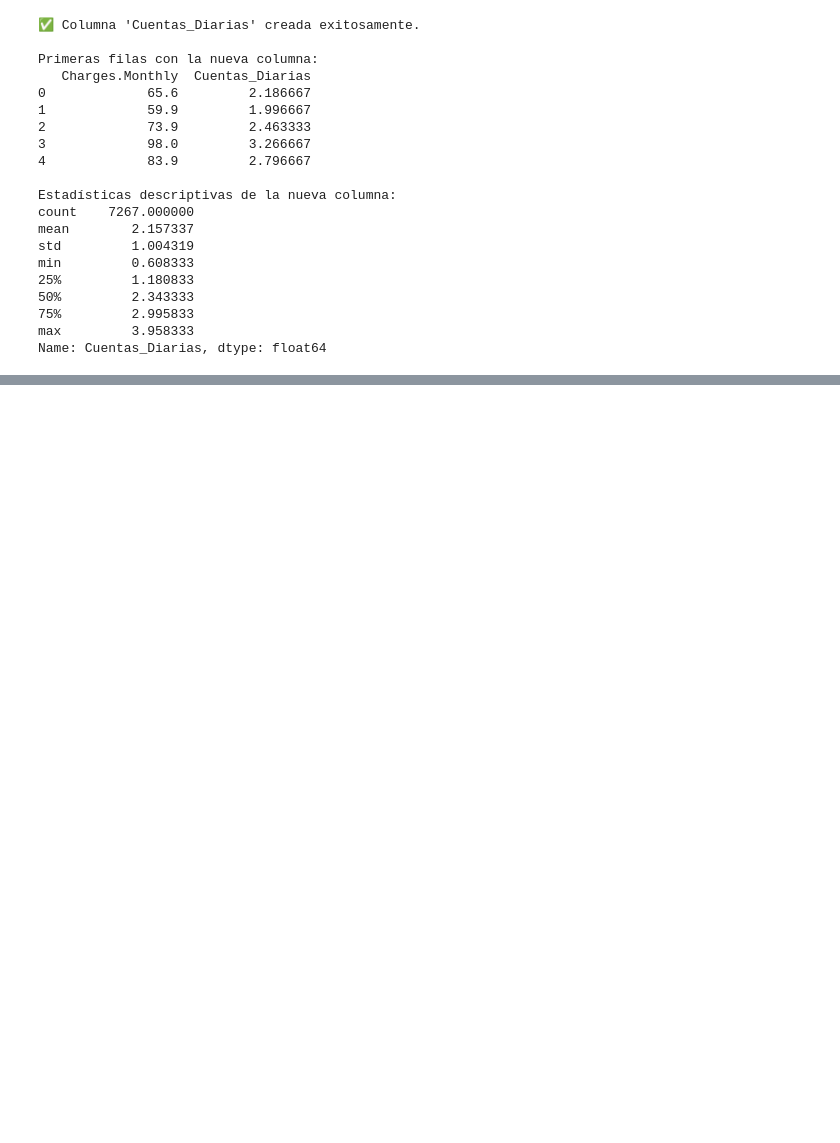
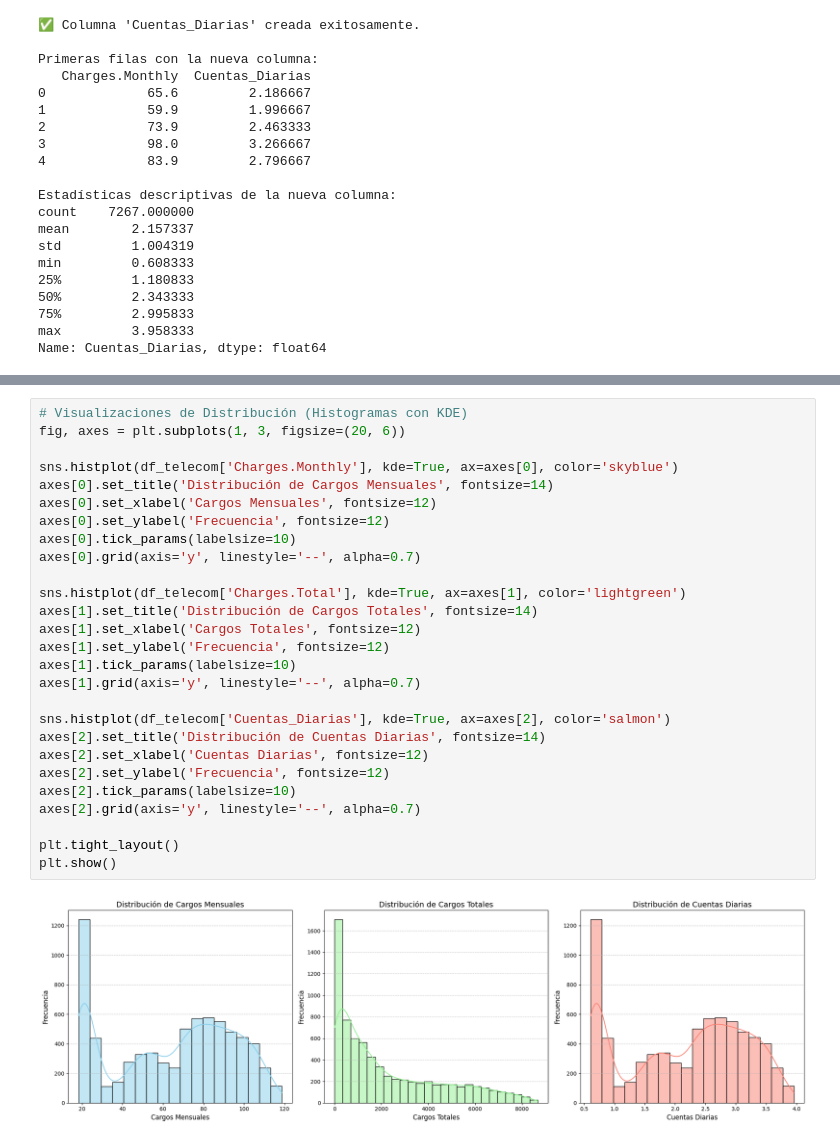
Before and after one commit to donosonahuel/alura-telecom, a Jupyter notebook: Alura_Challenge_Telecom_X.ipynb, the cells around one changed output, grey strips where cells are left out. Drawn from its saved outputs; the diff is of its cells as text; blank space fills up the shorter version.

```diff
--- a/Alura_Challenge_Telecom_X.ipynb
+++ b/Alura_Challenge_Telecom_X.ipynb
@@ -618,0 +756,29 @@ Name: Cuentas_Diarias, dtype: float64
+# %%
+# Visualizaciones de Distribución (Histogramas con KDE)
+fig, axes = plt.subplots(1, 3, figsize=(20, 6))
+
+sns.histplot(df_telecom['Charges.Monthly'], kde=True, ax=axes[0], color='skyblue')
+axes[0].set_title('Distribución de Cargos Mensuales', fontsize=14)
+axes[0].set_xlabel('Cargos Mensuales', fontsize=12)
+axes[0].set_ylabel('Frecuencia', fontsize=12)
+axes[0].tick_params(labelsize=10)
+axes[0].grid(axis='y', linestyle='--', alpha=0.7)
+
+sns.histplot(df_telecom['Charges.Total'], kde=True, ax=axes[1], color='lightgreen')
+axes[1].set_title('Distribución de Cargos Totales', fontsize=14)
+axes[1].set_xlabel('Cargos Totales', fontsize=12)
+axes[1].set_ylabel('Frecuencia', fontsize=12)
+axes[1].tick_params(labelsize=10)
+axes[1].grid(axis='y', linestyle='--', alpha=0.7)
+
+sns.histplot(df_telecom['Cuentas_Diarias'], kde=True, ax=axes[2], color='salmon')
+axes[2].set_title('Distribución de Cuentas Diarias', fontsize=14)
+axes[2].set_xlabel('Cuentas Diarias', fontsize=12)
+axes[2].set_ylabel('Frecuencia', fontsize=12)
+axes[2].tick_params(labelsize=10)
+axes[2].grid(axis='y', linestyle='--', alpha=0.7)
+
+plt.tight_layout()
+plt.show()
+# %% [output]
+[figure, added]
```
Also changed, not shown: parts of 21 cells of this notebook.
